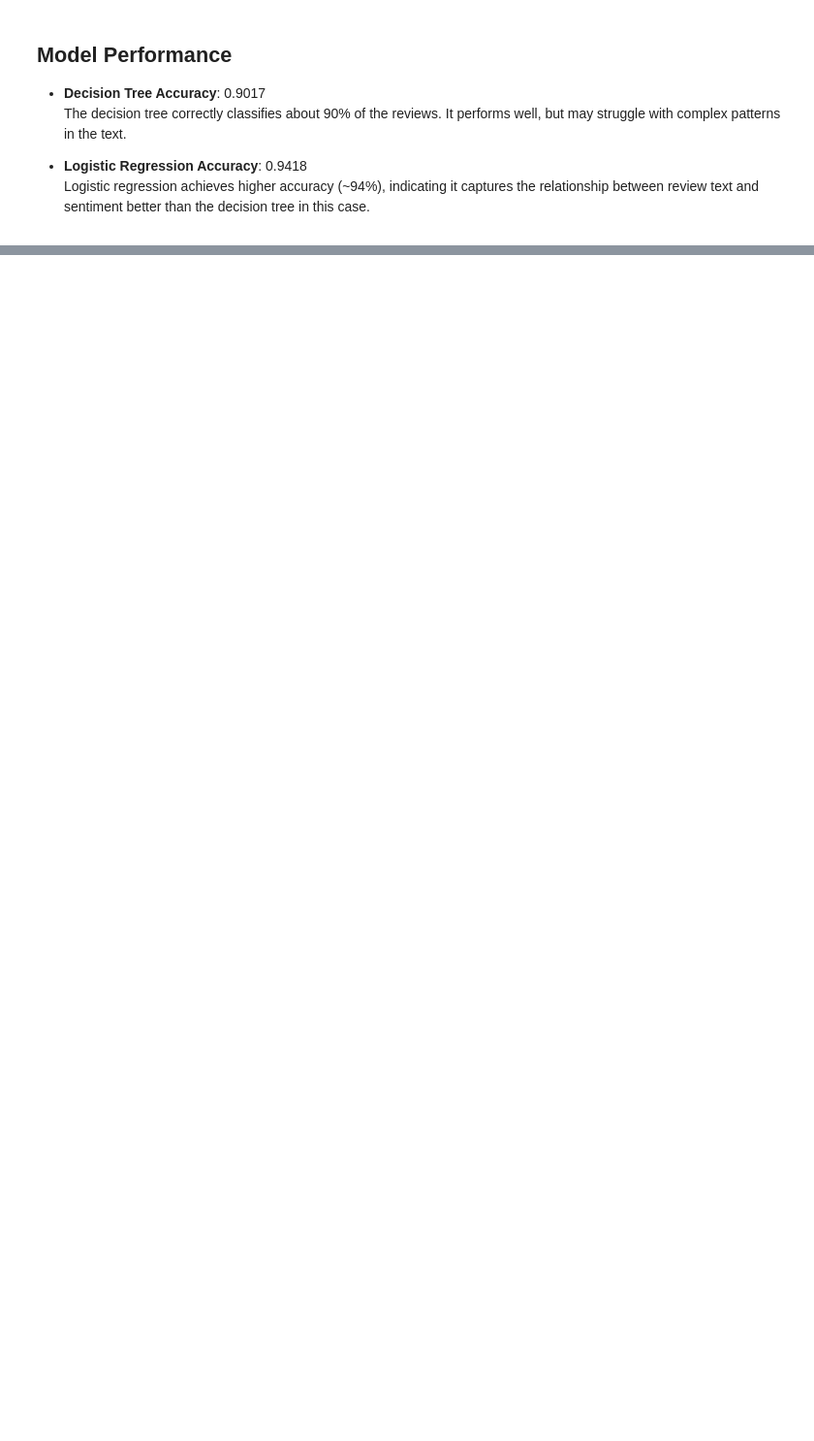
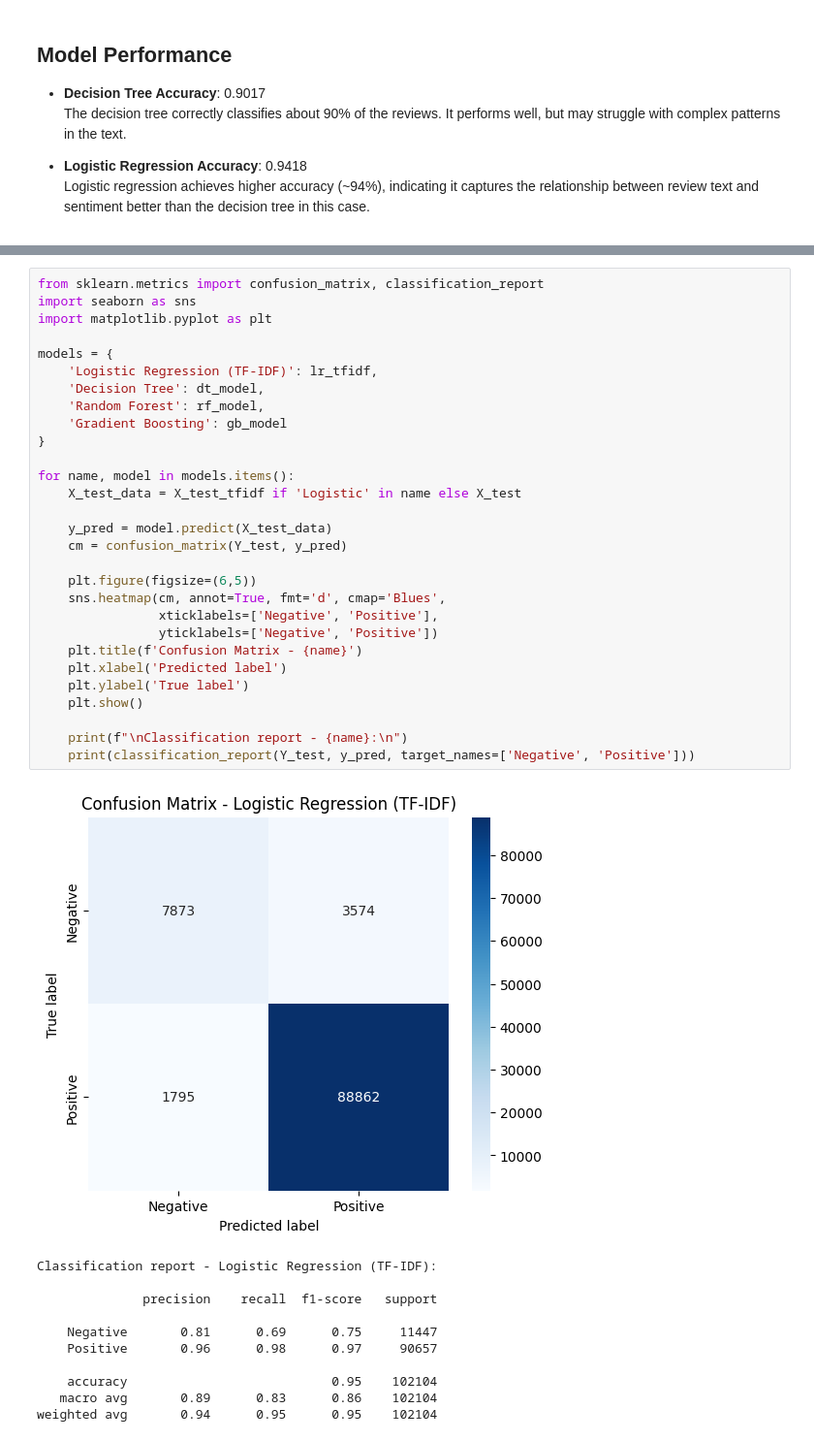
Before and after one commit to Maniekw12/Introduction-to-Data-Science, a Jupyter notebook: Task3/Advanced/Classification_Advanced.ipynb, the cells around one changed output, grey strips where cells are left out. Shown: that part at 97% size. Cells and saved outputs as stored; diff of their text form; blank space fills up the shorter version.

Commit message:
edit classification Advanced

```diff
--- a/Task3/Advanced/Classification_Advanced.ipynb
+++ b/Task3/Advanced/Classification_Advanced.ipynb
@@ -358,0 +440,41 @@ AdaBoost Accuracy: 0.8894
+# %%
+from sklearn.metrics import confusion_matrix, classification_report
+import seaborn as sns
+import matplotlib.pyplot as plt
+
+models = {
+    'Logistic Regression (TF-IDF)': lr_tfidf,
+    'Decision Tree': dt_model,
+    'Random Forest': rf_model,
+    'Gradient Boosting': gb_model
+}
+
+for name, model in models.items():
+    X_test_data = X_test_tfidf if 'Logistic' in name else X_test
+
+    y_pred = model.predict(X_test_data)
+    cm = confusion_matrix(Y_test, y_pred)
+
+    plt.figure(figsize=(6,5))
+    sns.heatmap(cm, annot=True, fmt='d', cmap='Blues',
+                xticklabels=['Negative', 'Positive'],
+                yticklabels=['Negative', 'Positive'])
+    plt.title(f'Confusion Matrix - {name}')
+    plt.xlabel('Predicted label')
+    plt.ylabel('True label')
+    plt.show()
+
+    print(f"\nClassification report - {name}:\n")
+    print(classification_report(Y_test, y_pred, target_names=['Negative', 'Positive']))
+# %% [output]
+[figure, added]
+Classification report - Logistic Regression (TF-IDF):
+
+              precision    recall  f1-score   support
+
+    Negative       0.81      0.69      0.75     11447
+    Positive       0.96      0.98      0.97     90657
+
+    accuracy                           0.95    102104
+   macro avg       0.89      0.83      0.86    102104
+weighted avg       0.94      0.95      0.95    102104
```
Also changed, not shown: parts of 20 cells of this notebook.
